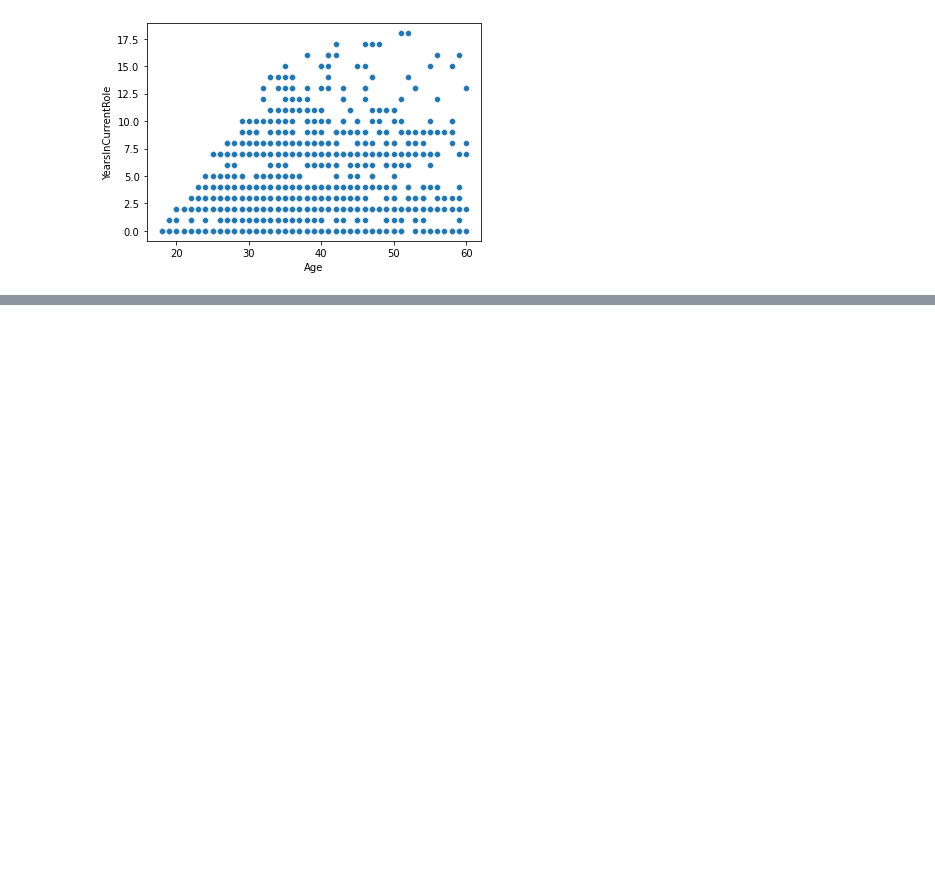
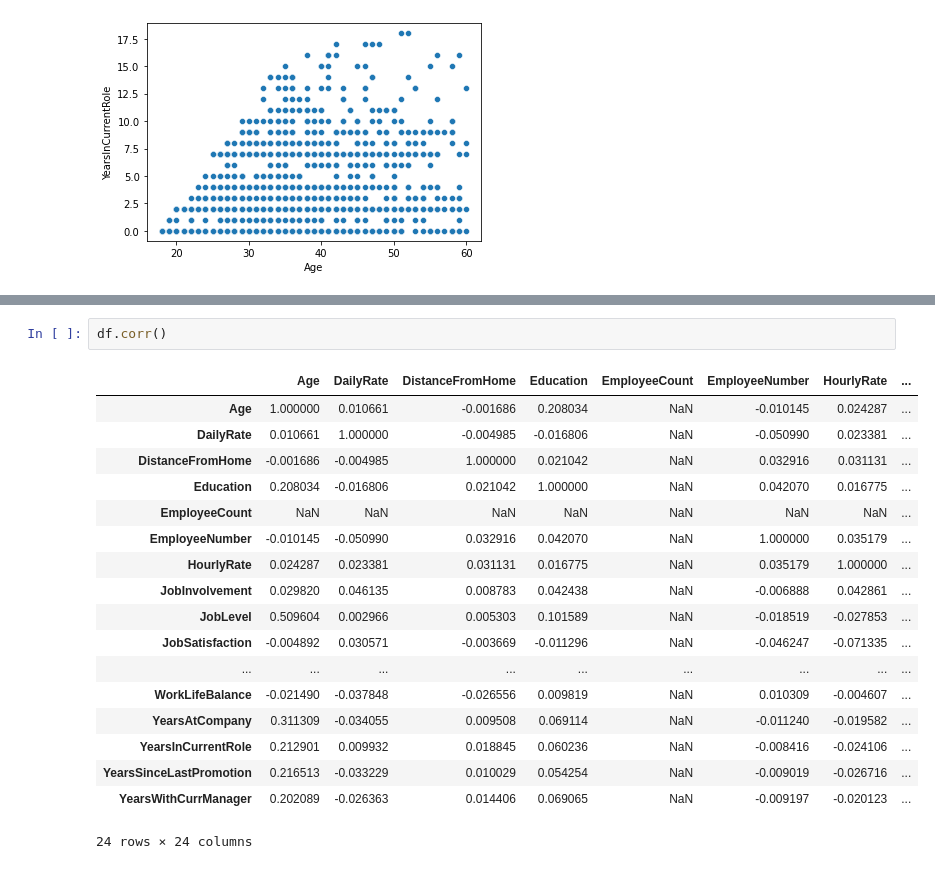
Before and after one commit to super-cinnamon/Projet_DM, a Jupyter notebook: projet.ipynb, the cells around one changed output, grey strips where cells are left out. Cells and saved outputs as stored; diff of their text form; blank space fills up the shorter version.

```diff
--- a/projet.ipynb
+++ b/projet.ipynb
@@ -332,0 +344,21 @@ correlation(df.Age, df.Age)
+# %%
+df.corr()
+# %% [output]
+|  | Age | DailyRate | DistanceFromHome | Education | EmployeeCount | EmployeeNumber | HourlyRate | ... |
+| Age | 1.000000 | 0.010661 | -0.001686 | 0.208034 | NaN | -0.010145 | 0.024287 | ... |
+| DailyRate | 0.010661 | 1.000000 | -0.004985 | -0.016806 | NaN | -0.050990 | 0.023381 | ... |
+| DistanceFromHome | -0.001686 | -0.004985 | 1.000000 | 0.021042 | NaN | 0.032916 | 0.031131 | ... |
+| Education | 0.208034 | -0.016806 | 0.021042 | 1.000000 | NaN | 0.042070 | 0.016775 | ... |
+| EmployeeCount | NaN | NaN | NaN | NaN | NaN | NaN | NaN | ... |
+| EmployeeNumber | -0.010145 | -0.050990 | 0.032916 | 0.042070 | NaN | 1.000000 | 0.035179 | ... |
+| HourlyRate | 0.024287 | 0.023381 | 0.031131 | 0.016775 | NaN | 0.035179 | 1.000000 | ... |
+| JobInvolvement | 0.029820 | 0.046135 | 0.008783 | 0.042438 | NaN | -0.006888 | 0.042861 | ... |
+| JobLevel | 0.509604 | 0.002966 | 0.005303 | 0.101589 | NaN | -0.018519 | -0.027853 | ... |
+| JobSatisfaction | -0.004892 | 0.030571 | -0.003669 | -0.011296 | NaN | -0.046247 | -0.071335 | ... |
+| ... | ... | ... | ... | ... | ... | ... | ... | ... |
+| WorkLifeBalance | -0.021490 | -0.037848 | -0.026556 | 0.009819 | NaN | 0.010309 | -0.004607 | ... |
+| YearsAtCompany | 0.311309 | -0.034055 | 0.009508 | 0.069114 | NaN | -0.011240 | -0.019582 | ... |
+| YearsInCurrentRole | 0.212901 | 0.009932 | 0.018845 | 0.060236 | NaN | -0.008416 | -0.024106 | ... |
+| YearsSinceLastPromotion | 0.216513 | -0.033229 | 0.010029 | 0.054254 | NaN | -0.009019 | -0.026716 | ... |
+| YearsWithCurrManager | 0.202089 | -0.026363 | 0.014406 | 0.069065 | NaN | -0.009197 | -0.020123 | ... |
+24 rows × 24 columns
```
Also changed, not shown: parts of 1 cell of this notebook, 1 other file.
